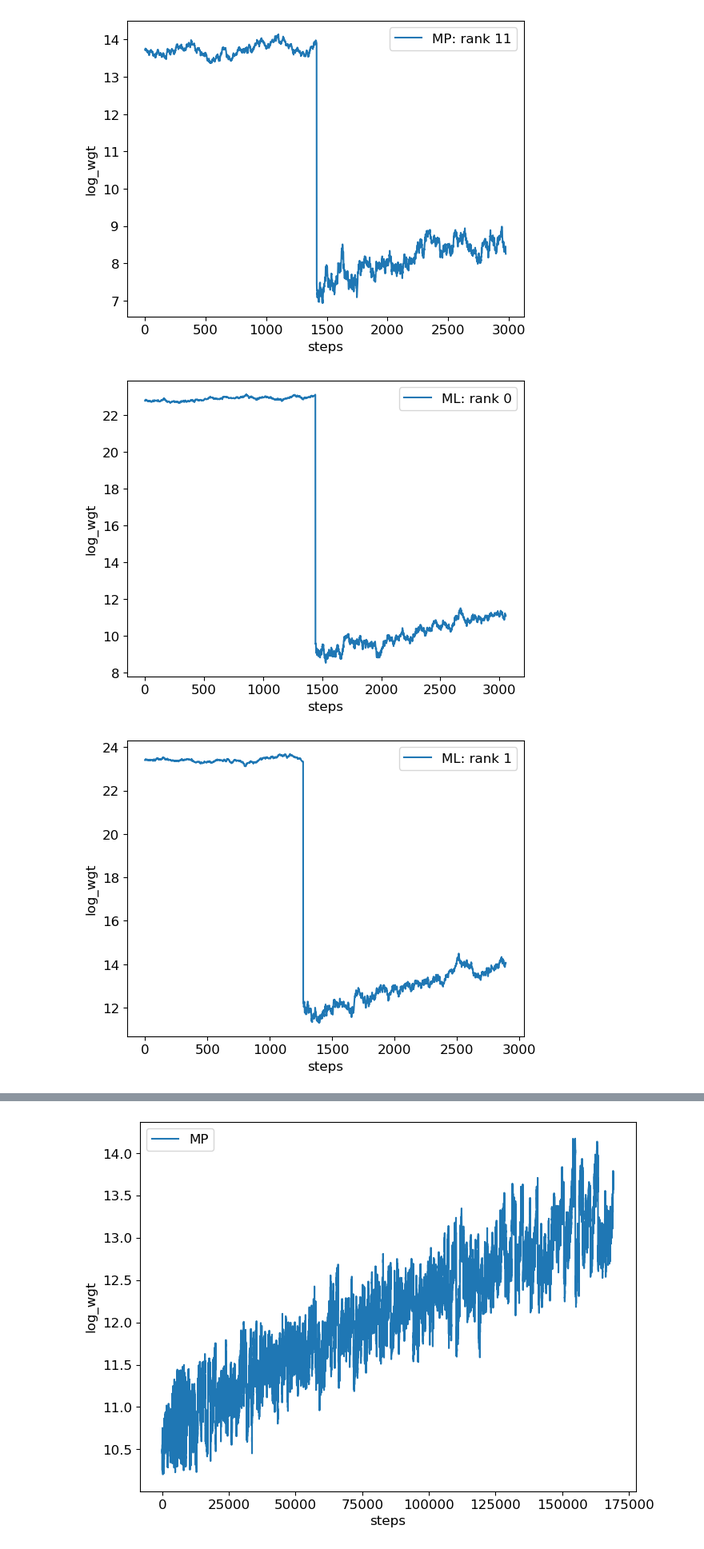
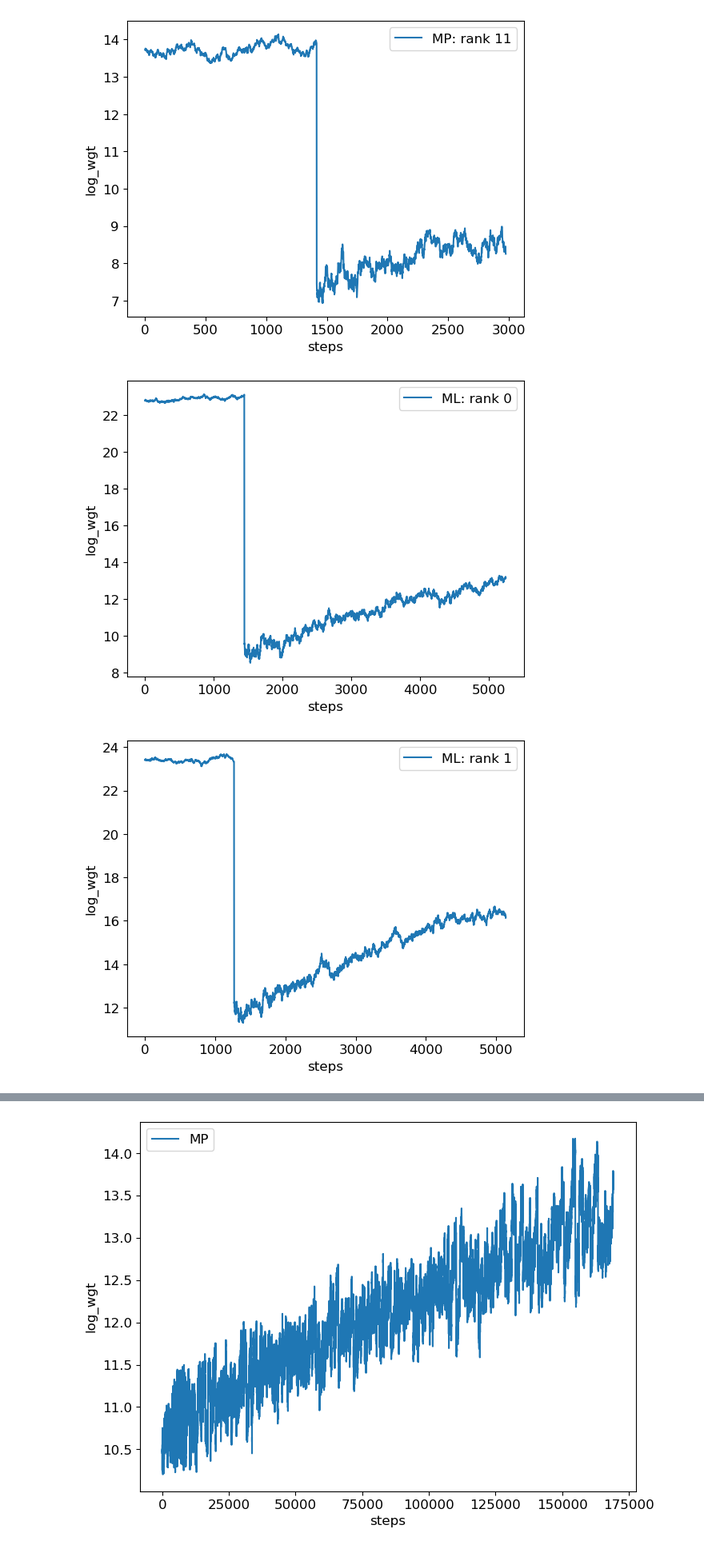
Before and after one commit to awsteiner/bamr, a Jupyter notebook: out/comp.ipynb, the cells around one changed output, grey strips where cells are left out. Shown at 80% size. Drawn from its saved outputs; the diff is of its cells as text; code cells hidden in the pictures.

```diff
--- a/out/comp.ipynb
+++ b/out/comp.ipynb
@@ -4,11 +4,11 @@ import h5py
 import matplotlib.pyplot as plt
 plt.rc('font', size=12.0)
 # %%
+cols=['rank', 'thread', 'walker', 'mult', 'log_wgt', 'a', 'alpha', 'param_S', 'param_L',
+      'csq1', 'trans1', 'csq2', 'trans2', 'csq3', 'M_chirp_det', 'q', 'z_cdf', 'm1_gw19']
+
 #cols=['rank', 'thread', 'walker', 'mult', 'log_wgt', 'a', 'alpha', 'param_S', 'param_L',
-#      'csq1', 'trans1', 'csq2', 'trans2', 'csq3', 'M_chirp_det', 'q', 'z_cdf', 'm1_gw19']
-
-cols=['rank', 'thread', 'walker', 'mult', 'log_wgt', 'a', 'alpha', 'param_S', 'param_L',
-     'exp1', 'trans1', 'exp2', 'trans2', 'exp3', 'M_chirp_det', 'q', 'z_cdf', 'm1_gw19']
+#     'exp1', 'trans1', 'exp2', 'trans2', 'exp3', 'M_chirp_det', 'q', 'z_cdf', 'm1_gw19']
 
 nsrc=['6304', '6397', 'M13', 'M28', 'M30', 'wCen',
       'X7', '1810b', '1724b', '1702', '0030', '0740']
@@ -206,3 +198,0 @@ average.shape = (1443, 1424)
-# %%
-for i in range(512):
-    print('(n_rows, n_walk) =', '(', n_rows[i], ',', mult[i], ')')
@@ -267,22 +235,22 @@ for ir in range(12):
 [figure]
 [figure]
 # %%
-file = ['ml_65', 'ml_66', 'ml_67']
-for ir in range(12):
+file = ['ml_65', 'ml_66', 'ml_67', 'ml_68']
+for ir in range(8):
     log_wgt = []
     for i in range(len(file)):
         log_wgt.append(np.array(h5py.File('avgs/'+file[i]+'r'+str(ir)+'.h5', 'r')['log_wgt']))
 
     wgt = []
     for i in range(len(log_wgt)):
         for j in range(len(log_wgt[i])):
             wgt.append(log_wgt[i][j])
 
     plt.plot(wgt, label='ML: rank '+str(ir))
     plt.xlabel('steps')
     plt.ylabel('log_wgt')
     plt.legend()
     plt.show()
 # %% [output]
-[figure, old version]
+[figure, new version]
-[figure, old version]
+[figure, new version]
```
Also changed, not shown: parts of 4 cells of this notebook, 3 other files.
